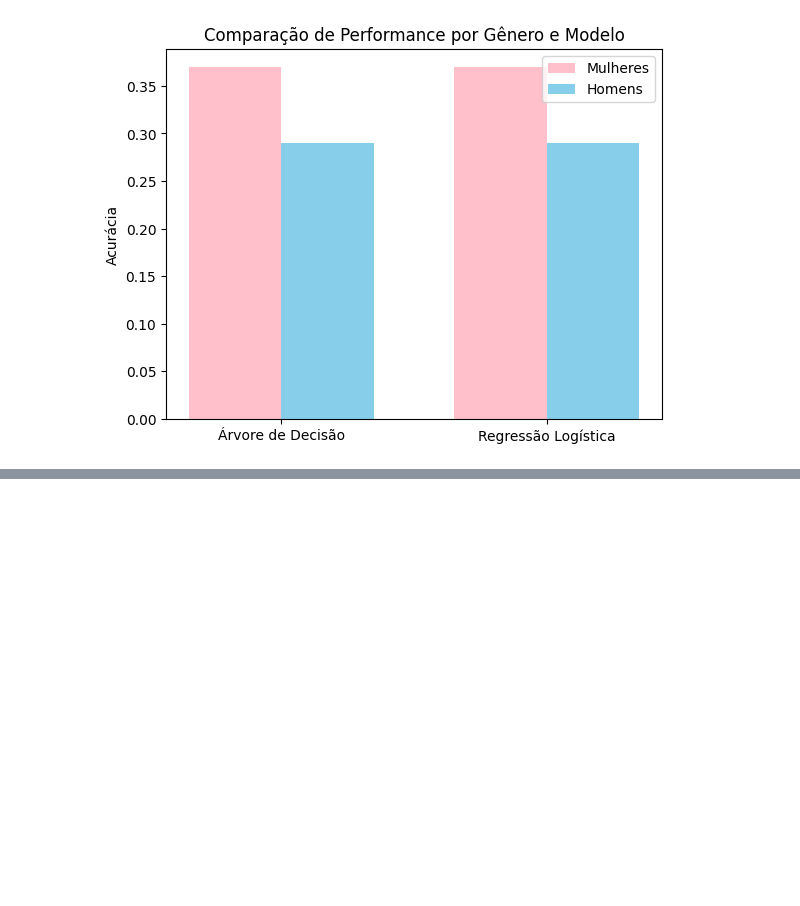
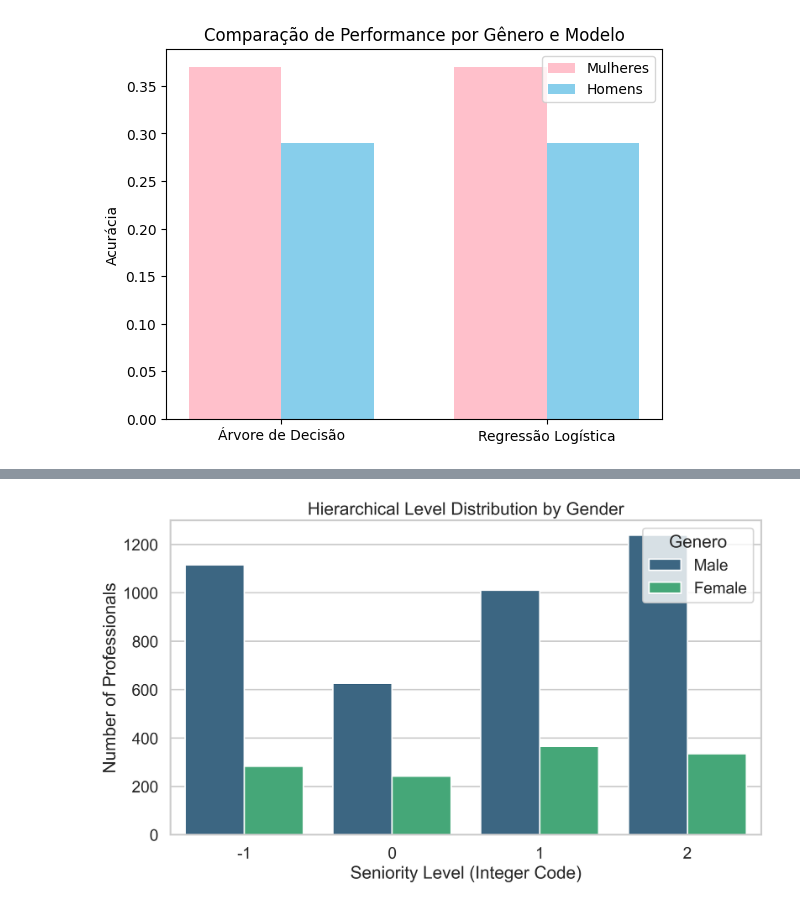
Before and after one commit to bocato-ana/Projeto-PPE, a Jupyter notebook: notebooks/treino_modelo.ipynb, the cells around one changed output, grey strips where cells are left out. Saved outputs shown, nothing was run; the diff lists cells and outputs as text; code cells hidden in the pictures; blank space fills up the shorter version.

Commit message:
gráficos atualizados

```diff
--- a/notebooks/treino_modelo.ipynb
+++ b/notebooks/treino_modelo.ipynb
@@ -598,0 +879,78 @@ Name: Salario_Num, dtype: float64
+# %%
+import pandas as pd
+import seaborn as sns
+import matplotlib.pyplot as plt
+
+sns.set_theme(style="whitegrid", context="talk")
+plt.rcParams['figure.dpi'] = 300
+
+def prepare_data(df):
+    """
+    Cria uma cópia temporária com labels legíveis para os gráficos
+    baseado no seu dataset.
+    """
+    df_plot = df.copy()
+    # Mapeando booleanos para strings para os gráficos
+    df_plot['Genero'] = df_plot['1.b_genero'].map({True: 'Female', False: 'Male'})
+    return df_plot
+
+def plot_figure_1(df):
+    df_plot = prepare_data(df)
+    plt.figure(figsize=(10, 6))
+
+    # Gráfico de contagem (funnel) por nível hierárquico e gênero
+    sns.countplot(data=df_plot, x='2.g_nivel', hue='Genero', palette='viridis')
+
+    plt.title('Hierarchical Level Distribution by Gender')
+    plt.xlabel('Seniority Level (Integer Code)')
+    plt.ylabel('Number of Professionals')
+    plt.tight_layout()
+    plt.savefig('figura1.pdf', format='pdf', bbox_inches='tight')
+    plt.show()
+
+def plot_figure_2(df):
+    df_plot = prepare_data(df)
+    plt.figure(figsize=(10, 6))
+
+    # Distribuição salarial (Boxplot é excelente para mostrar disparidade)
+    sns.boxplot(data=df_plot, x='2.h_faixa_salarial', y='Genero', palette='viridis')
+
+    plt.title('Monthly Salary Distribution by Gender')
+    plt.xlabel('Salary Range (Integer Code)')
+    plt.ylabel('Gender')
+    plt.tight_layout()
+    plt.savefig('figura2.pdf', format='pdf', bbox_inches='tight')
+    plt.show()
+
+def plot_figure_3():
+    # Dados baseados no texto do artigo
+    data = {
+        'Modelo': ['Baseline', 'Mitigated'],
+        'Accuracy': [74.0, 73.0],
+        'Eq_Opportunity_Delta': [0.42, 0.04]
+    }
+    df_acc = pd.DataFrame(data)
+
+    fig, ax1 = plt.subplots(figsize=(10, 6))
+
+    # Gráfico de barras para acurácia
+    sns.barplot(data=df_acc, x='Modelo', y='Accuracy', ax=ax1, color='skyblue', label='Global Accuracy (%)')
+    ax1.set_ylim(60, 80)
+    ax1.set_ylabel('Global Accuracy (%)')
+
+    # Linha para métrica de equidade
+    ax2 = ax1.twinx()
+    sns.lineplot(data=df_acc, x='Modelo', y='Eq_Opportunity_Delta', ax=ax2, marker='o', color='red', label='EO Delta')
+    ax2.set_ylabel('Equal Opportunity Delta (Gap)')
+
+    plt.title('Global Accuracy vs. Fairness Gap (Baseline vs Mitigated)')
+    plt.tight_layout()
+    plt.savefig('figure3.png')
+    plt.show()
+
+# Basta rodar as funções abaixo no seu notebook:
+plot_figure_1(df)
+#plot_figure_2(df)
+#plot_figure_3(df)
+# %% [output]
+[figure, added]
```
Also changed, not shown: parts of 20 cells of this notebook, 11 other files.
